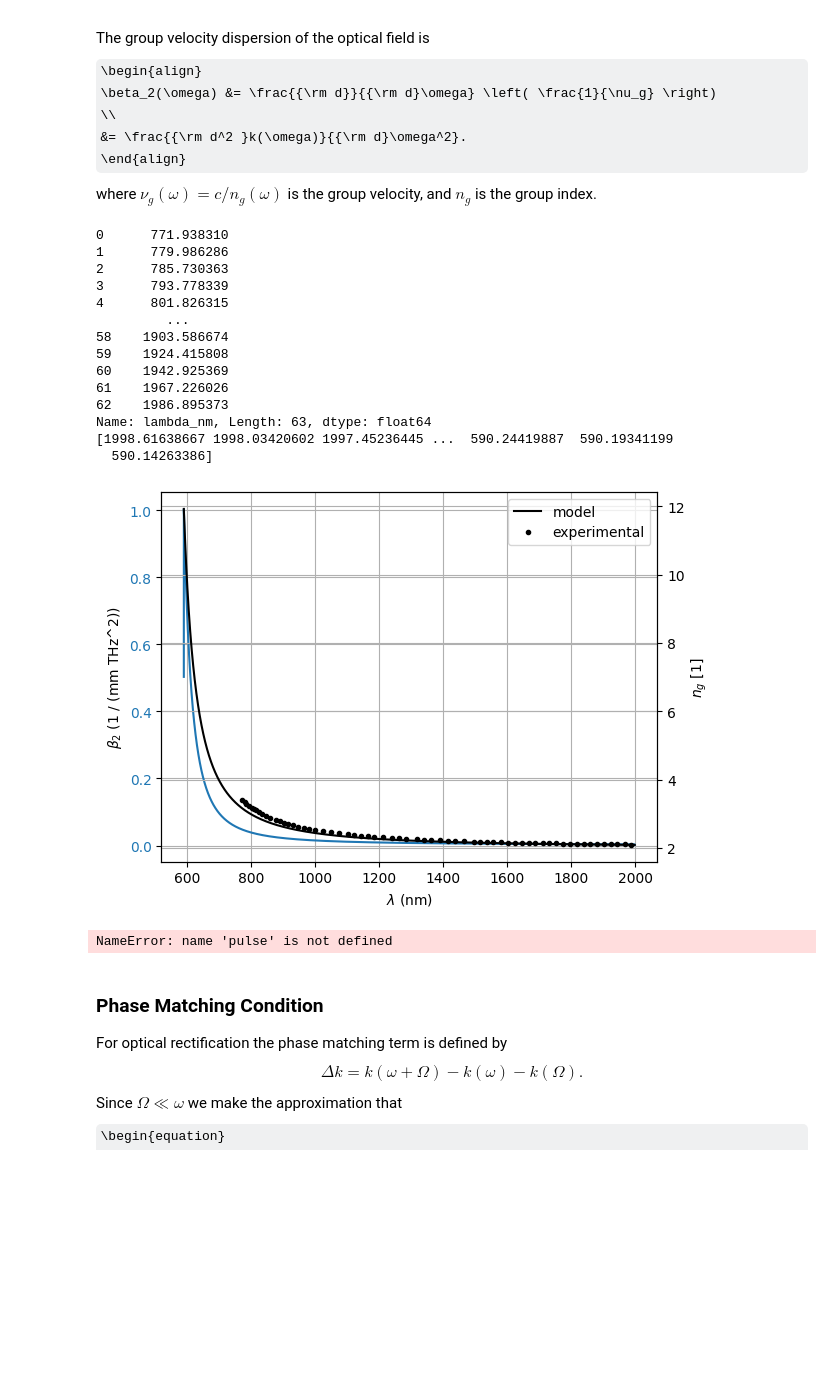
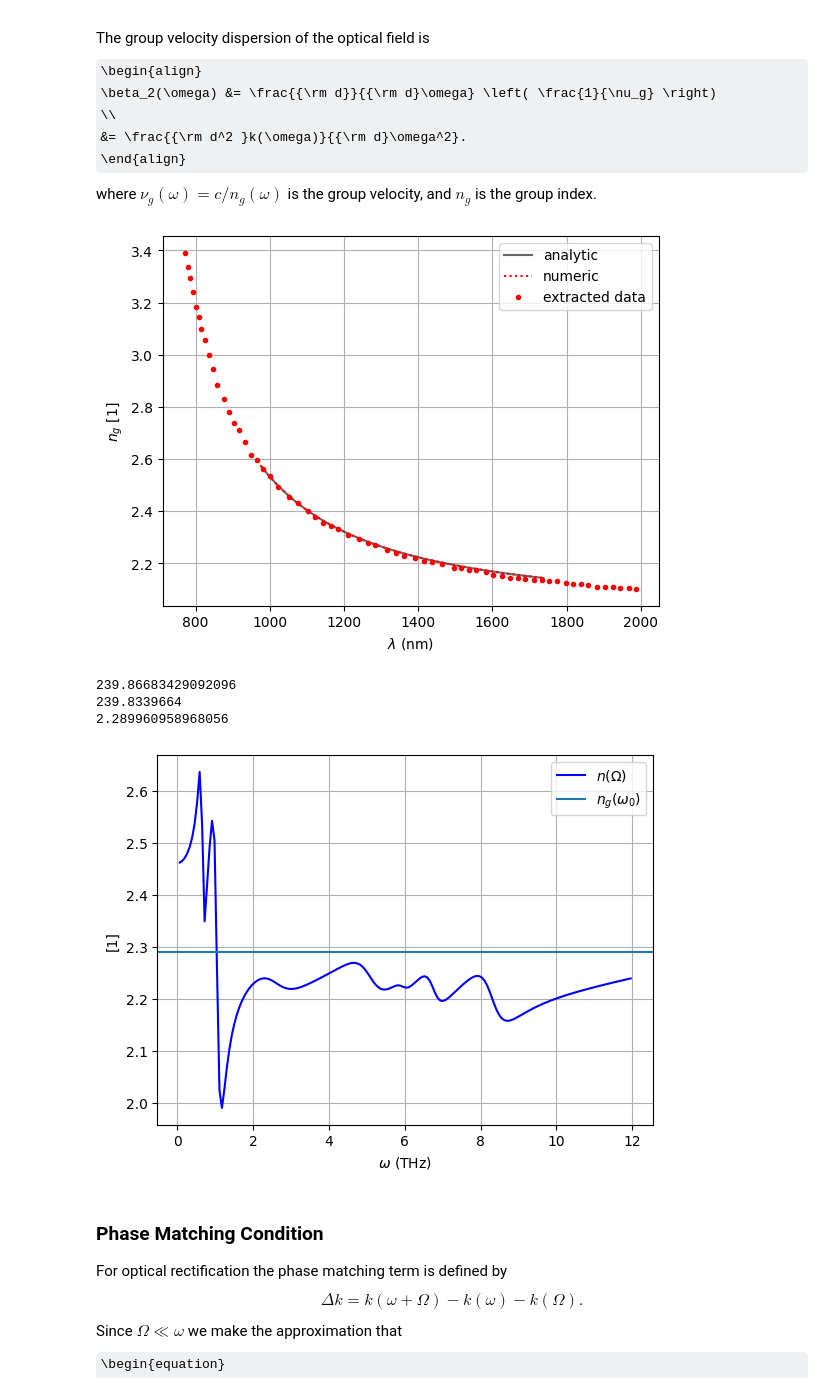
Before and after one commit to p-engel/nonlinear_optics, a Jupyter notebook: optical_rectification/analysis.ipynb, the cells around one changed output. Drawn from its saved outputs; the diff is of its cells as text; code cells hidden in the pictures; some formulas as TeX source; blank space fills up the shorter version.

```diff
--- a/optical_rectification/analysis.ipynb
+++ b/optical_rectification/analysis.ipynb
@@ -196,50 +202,52 @@ The group velocity dispersion of the optical field is
     &= \frac{{\rm d^2 }k(\omega)}{{\rm d}\omega^2}.
 \end{align}
 where $\nu_g(\omega) = c/n_g(\omega)$ is the group velocity, and $n_g$ is the group index.
+# %%
+n_inff = 2.026
+def lam_nm_from_f_thz():
+    return (c_thz / pulse.w) * 1e9  # nm
+
+def n_sellmeier(lam0=532, q=1.45):
+    lam = lam_nm_from_f_thz()
+    eps = n_inff**2 + (q * lam0**2) / (lam**2 - lam0**2)
+    return np.sqrt(eps)
+
+def ng_analytic(lam0=532, q=1.45):
+    lam = lam_nm_from_f_thz()
+    n = n_sellmeier(lam0=lam0, q=q)
+    D = lam**2 - lam0**2
+    return n + (q * lam0**2 * lam**2) / (n * D**2)
 # %%
 # group velocity dispersion
+ng_tmp = index_w.sellmeier() + ( pulse.w * np.gradient(index_w.sellmeier(), pulse.w) )
 df_ng = pd.read_csv(par.fname_ng, header=None)
 df_ng.columns = ["lambda_nm", "ng"]
-print(df_ng["lambda_nm"])
 dispersion = definitions.Dispersion(
     pulse.w, index_w.sellmeier(), Ω=Ω, n_Ω=index_Ω.n()
 )
-iw0 = np.argmin(np.abs(pulse.w - w0))
 
-fig6, ax6 = plt.subplots()
-# ax6.set_xlabel(r"$\omega$ (THz)")
-ax6.set_xlabel(r"$\lambda$ (nm)")
-ax6.set_ylabel(r"$\beta_2$ (1 / (mm THz^2))")
-ax6.plot(c_thz/pulse.w * 1e9, dispersion.beta2() * 1e-3)
-ax6.tick_params(axis='y',labelcolor='tab:blue')
-ax6.grid(True)
-ax6i = ax6.twinx()
-ax6i.plot(c_thz/pulse.w * 1e9, dispersion.ng(), '-k', label='model')
-ax6i.plot(df_ng["lambda_nm"], df_ng["ng"], '.k', label='experimental')
-# ax6i.set_ylabel(r"$\nu_g^{-1}$ (1 / (mm THz))")
+fig6, ax6i = plt.subplots()
+i=11000
+# c
+# ax6.set_ylabel(r"$\beta_2$ (1 / (mm THz^2))")
+# ax6.plot(c_thz/pulse.w[i::-1] * 1e9, dispersion.beta2()[i::-1] * 1e-3)
+# ax6.tick_params(axis='y',labelcolor='tab:blue')
+# ax6.grid(True)
+# ax6i = ax6.twinx()
+ax6i.plot(c_thz/pulse.w[i::-1] * 1e9, ng_analytic()[i::-1], '-k', alpha=0.6, label='analytic')
+ax6i.plot(c_thz/pulse.w[i::-1] * 1e9, dispersion.ng()[i::-1], ':r', label='numeric')
+ax6i.plot(df_ng["lambda_nm"], df_ng["ng"], '.r', label='extracted data')
 ax6i.set_ylabel(r"$n_g$ [1]")
+ax6i.set_xlabel(r"$\lambda$ (nm)")
 ax6i.tick_params(axis='y',labelcolor='k')
 ax6i.legend()
 ax6i.grid(True)
 plt.show()
 # %% [output]
-0      771.938310
-1      779.986286
-2      785.730363
-3      793.778339
-4      801.826315
-         ...
-58    1903.586674
-59    1924.415808
-60    1942.925369
-61    1967.226026
-62    1986.895373
-Name: lambda_nm, Length: 63, dtype: float64
-[1998.61638667 1998.03420602 1997.45236445 ...  590.24419887  590.19341199
-  590.14263386]
-[figure, old version]
+[figure, new version]
 # %%
 # group index vs terahertz dispersion
+iw0 = np.argmin(np.abs((c_thz / pulse.w * 1e9) - (c_thz / w0 * 1e9)))
 print(pulse.w[iw0])
 print(w0)
 print(dispersion.ng()[iw0])
@@ -247,11 +255,14 @@ fig6b, ax6b = plt.subplots()
 ax6b.plot(Ω, index_Ω.n(), 'b', label=r"$n(\Omega)$")
 ax6b.axhline(y=dispersion.ng()[iw0], label=r"$n_g(\omega_0)$")
 ax6b.set_xlabel(r"$\omega$ (THz)")
-ax6b.set_ylabel(r"$n_g$ [1]")
+ax6b.set_ylabel(r"[1]")
 ax6b.legend()
 ax6b.grid(True)
 # %% [output]
-NameError: name 'pulse' is not defined
+239.86683429092096
+239.8339664
+2.289960958968056
+[figure, added]
 # %% [markdown]
 ### Phase Matching Condition
 
```
Also changed, not shown: parts of 15 cells of this notebook.
